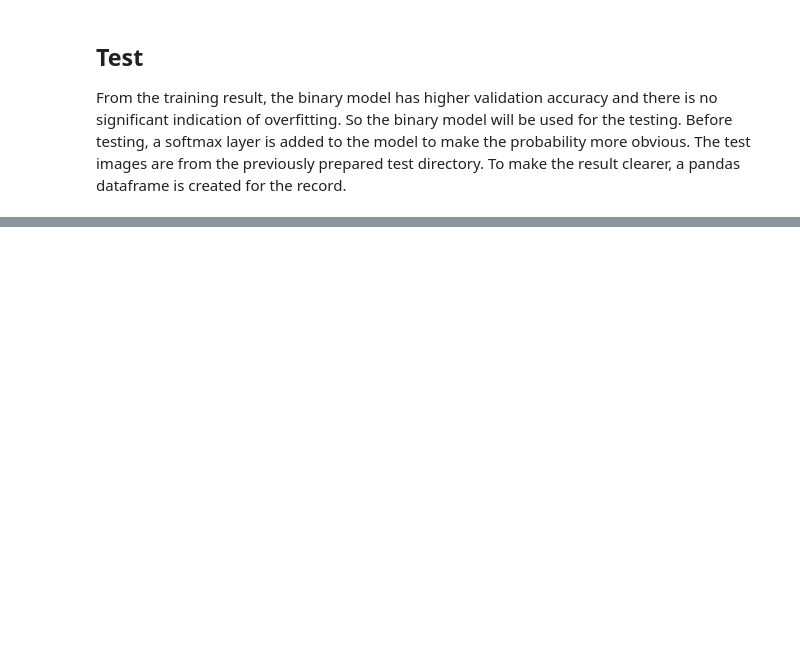
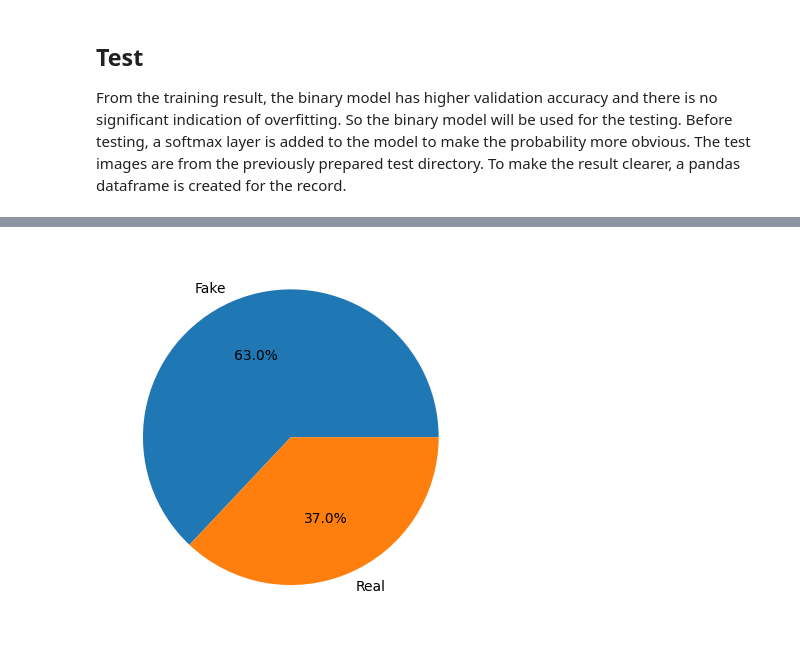
Before and after one commit to Lorby04/msds, a Jupyter notebook: dl/week4/nlp.ipynb, the cells around one changed output, grey strips where cells are left out. Cells and saved outputs as stored; diff of their text form; code cells hidden in the pictures; blank space fills up the shorter version.

```diff
--- a/dl/week4/nlp.ipynb
+++ b/dl/week4/nlp.ipynb
@@ -563,0 +639,16 @@ Name: target, dtype: int64
+# %%
+class PredictorDisplay:
+    def __init__(self, owner):
+        self.owner = owner
+
+    def dump(self):
+        print("Prediction possibilities:")
+        print(self.owner.pred_df)
+        print(self.owner.pred_df.target.value_counts())
+
+    def show_result(self):
+        labels = ['Fake', 'Real']
+        plt.pie(self.owner.pred_df['target'].value_counts(),autopct='%1.1f%%',labels=labels)
+        plt.show()
+# %%
+pred = Predictor(m, df.test_df)
@@ -563,0 +658,3 @@ Name: target, dtype: int64
+# %%
+disp = PredictorDisplay(pred)
+disp.dump()
@@ -564,2 +680,6 @@ Name: target, dtype: int64
+# %%
+disp.show_result()
+# %% [output]
+[figure, added]
 # %%
 labels = ['Fake', 'Real']
```
Also changed, not shown: parts of 79 cells of this notebook, 2 other files.
